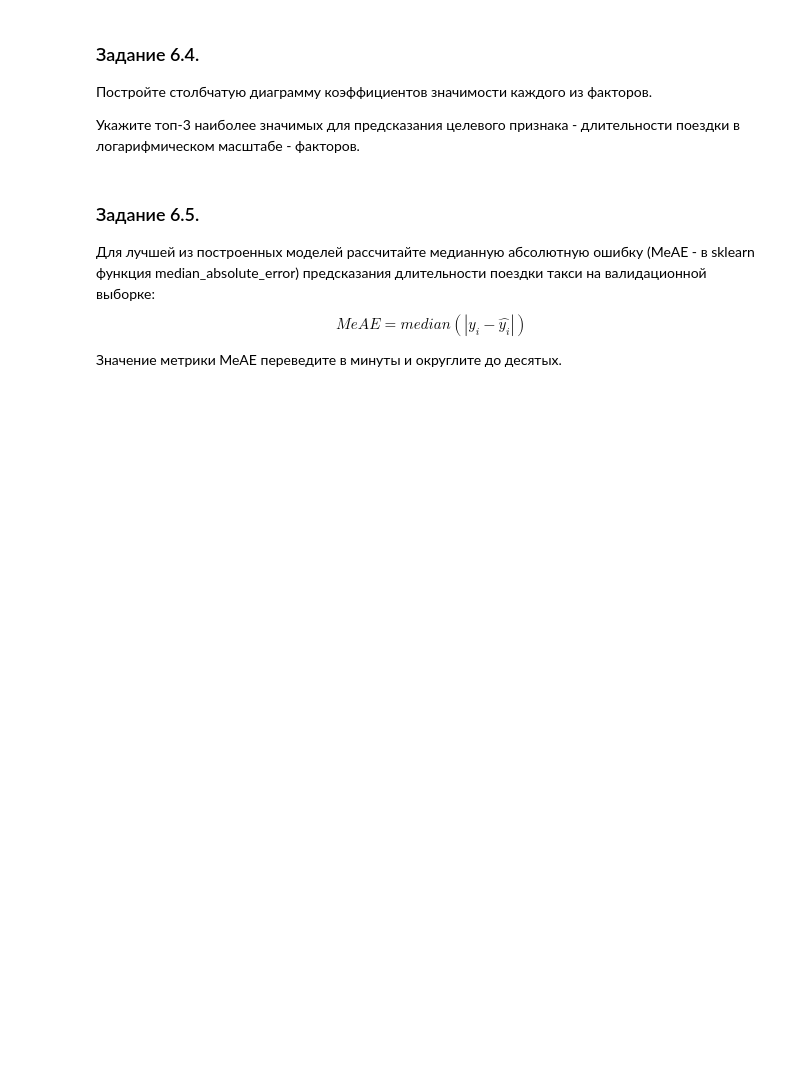
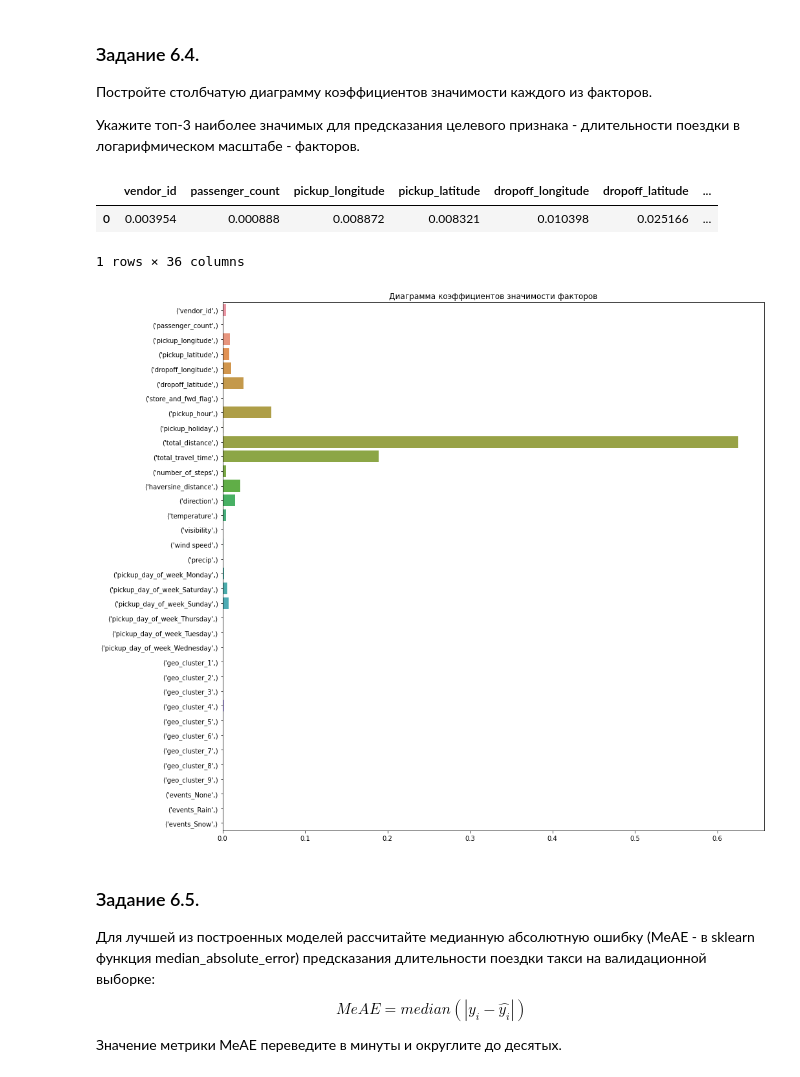
Before and after one commit to sphinxscorp/SF_data_science, a Jupyter notebook: PROJECT-5. Задача регрессии/Project-5._Ноутбук-шаблон.ipynb, the cells around one changed output. Cells and saved outputs as stored; diff of their text form; code cells hidden in the pictures; blank space fills up the shorter version.

```diff
--- a/PROJECT-5. Задача регрессии/Project-5._Ноутбук-шаблон.ipynb
+++ b/PROJECT-5. Задача регрессии/Project-5._Ноутбук-шаблон.ipynb
@@ -977,0 +1030,10 @@ max_depths = range(7, 20)
+# %%
+from sklearn.ensemble import RandomForestRegressor
+
+rfr = RandomForestRegressor(n_estimators = 200, max_depth = 12,
+                            criterion = 'squared_error', min_samples_split = 20, random_state = 42)
+rfr.fit(X_train, y_train_log)
+y_train_log_pred = rfr.predict(X_train)
+y_valid_log_pred = rfr.predict(X_valid)
+print('Train RMSLE score: {:.2f}'.format(np.sqrt(metrics.mean_squared_error(y_train_log, y_train_log_pred))))
+print('Valid RMSLE score: {:.2f}'.format(np.sqrt(metrics.mean_squared_error(y_valid_log, y_valid_log_pred))))
@@ -989,0 +1053,10 @@ max_depths = range(7, 20)
+# %%
+from sklearn.ensemble import GradientBoostingRegressor
+
+gbr = GradientBoostingRegressor(learning_rate = 0.5, n_estimators = 100, max_depth = 6,
+                                min_samples_split = 30, random_state = 42, verbose=True)
+gbr.fit(X_train, y_train_log)
+y_train_log_pred = gbr.predict(X_train)
+y_valid_log_pred = gbr.predict(X_valid)
+print('Train RMSLE score: {:.2f}'.format(np.sqrt(metrics.mean_squared_error(y_train_log, y_train_log_pred))))
+print('Valid RMSLE score: {:.2f}'.format(np.sqrt(metrics.mean_squared_error(y_valid_log, y_valid_log_pred))))
@@ -1005,3 +1094,20 @@ max_depths = range(7, 20)
+# %%
+col = [X.columns]
+coef = gbr.feature_importances_
+# %%
+data = pd.DataFrame([coef], columns=col)
+data
+# %% [output]
+|  | vendor_id | passenger_count | pickup_longitude | pickup_latitude | dropoff_longitude | dropoff_latitude | ... |
+| 0 | 0.003954 | 0.000888 | 0.008872 | 0.008321 | 0.010398 | 0.025166 | ... |
+1 rows × 36 columns
+# %%
+fig = plt.figure(figsize=(15, 15))
+barplot = sns.barplot(
+    data=data, orient='h')
+barplot.set_title('Диаграмма коэффициентов значимости факторов');
+# %% [output]
+[figure, added]
 # %% [markdown]
 ### Задание 6.5.
 Для лучшей из построенных моделей рассчитайте медианную абсолютную ошибку (MeAE - в sklearn функция median_absolute_error) предсказания длительности поездки такси на валидационной выборке:
```
Also changed, not shown: parts of 29 cells of this notebook, 4 other files.
